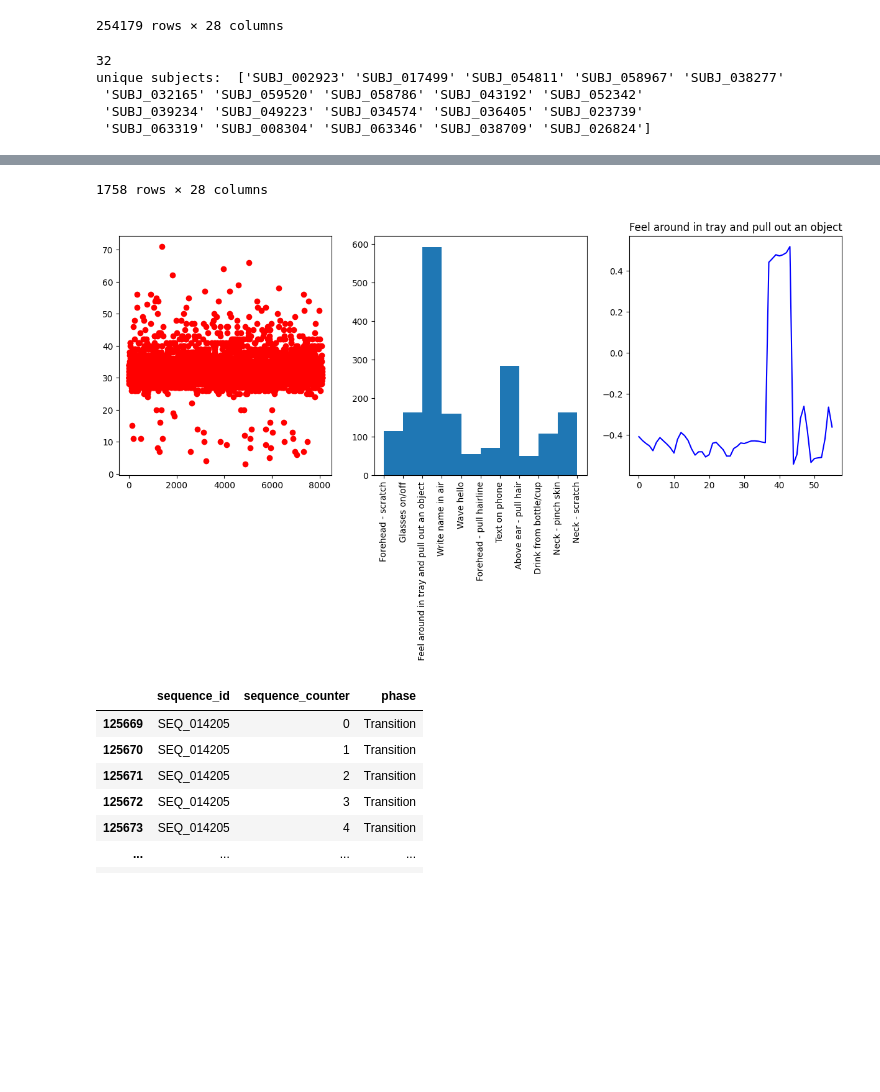
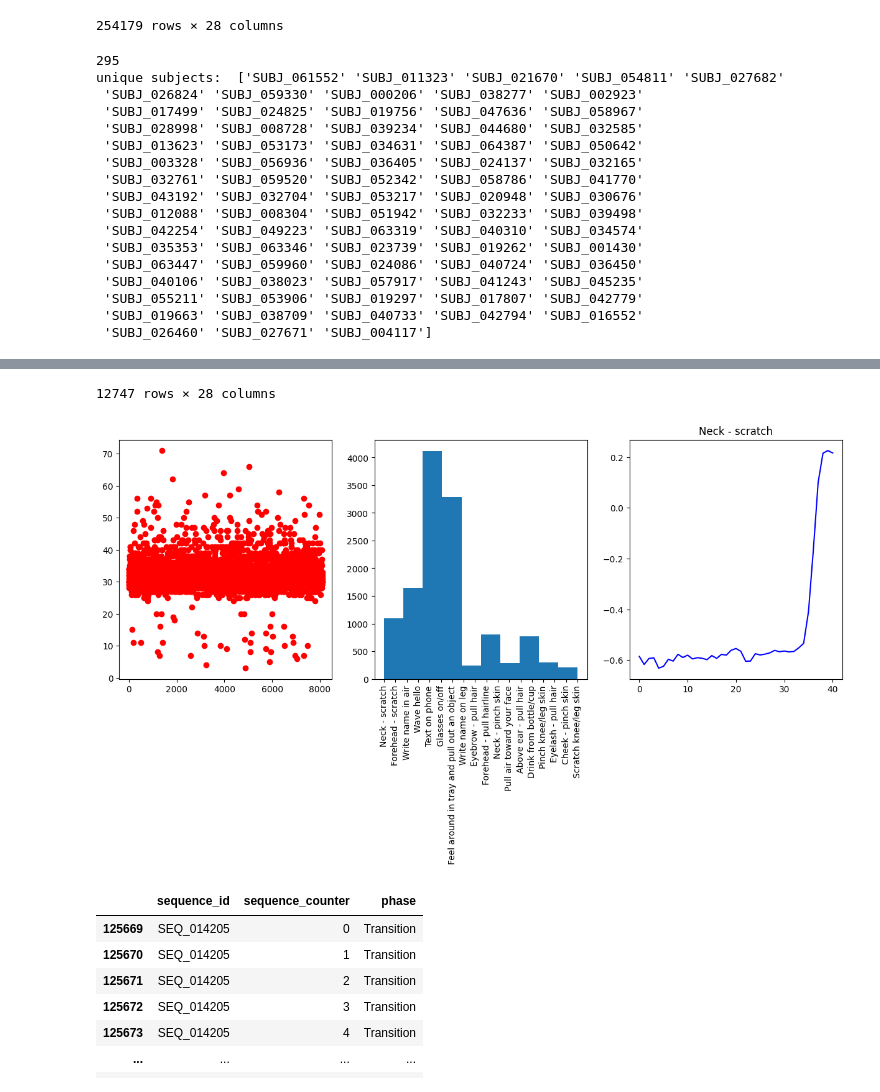
Before and after one commit to zeyad-shaban/cmi_competition, a Jupyter notebook: notebooks/06_eda.ipynb, the cells around one changed output, grey strips where cells are left out. Drawn from its saved outputs; the diff is of its cells as text; code cells hidden in the pictures; blank space fills up the shorter version.

```diff
--- a/notebooks/06_eda.ipynb
+++ b/notebooks/06_eda.ipynb
@@ -88,7 +88,7 @@ plt.subplot(131)
 plt.plot(np.arange(len(gesture_length)), gesture_length, 'ro')
 gesture_length.max()
 
-mask = gesture_length >= 50
+mask = gesture_length >= 40
 
 weird_indices = filtered_df.groupby('sequence_id')['sequence_counter'].max()[mask].index
 print(len(weird_indices))
@@ -96,7 +96,7 @@ gestures = filtered_df[filtered_df['sequence_id'].isin(weird_indices)]['gesture'
 plt.subplot(132)
 plt.hist(gestures)
 plt.xticks(rotation=90)
-weird_idx = weird_indices[3]
+weird_idx = weird_indices[0]
 
 
 plt.subplot(133)
@@ -109,9 +109,21 @@ unique_subjects = filtered_df[filtered_df['sequence_id'].isin(weird_indices)]
 print('unique subjects: ', unique_subjects['subject'].unique())
 unique_subjects
 # %% [output]
-32
-unique subjects:  ['SUBJ_002923' 'SUBJ_017499' 'SUBJ_054811' 'SUBJ_058967' 'SUBJ_038277'
- 'SUBJ_032165' 'SUBJ_059520' 'SUBJ_058786' 'SUBJ_043192' 'SUBJ_052342'
- 'SUBJ_039234' 'SUBJ_049223' 'SUBJ_034574' 'SUBJ_036405' 'SUBJ_023739'
- 'SUBJ_063319' 'SUBJ_008304' 'SUBJ_063346' 'SUBJ_038709' 'SUBJ_026824']
+295
+unique subjects:  ['SUBJ_061552' 'SUBJ_011323' 'SUBJ_021670' 'SUBJ_054811' 'SUBJ_027682'
+ 'SUBJ_026824' 'SUBJ_059330' 'SUBJ_000206' 'SUBJ_038277' 'SUBJ_002923'
+ 'SUBJ_017499' 'SUBJ_024825' 'SUBJ_019756' 'SUBJ_047636' 'SUBJ_058967'
+ 'SUBJ_028998' 'SUBJ_008728' 'SUBJ_039234' 'SUBJ_044680' 'SUBJ_032585'
+ 'SUBJ_013623' 'SUBJ_053173' 'SUBJ_034631' 'SUBJ_064387' 'SUBJ_050642'
+ 'SUBJ_003328' 'SUBJ_056936' 'SUBJ_036405' 'SUBJ_024137' 'SUBJ_032165'
+ 'SUBJ_032761' 'SUBJ_059520' 'SUBJ_052342' 'SUBJ_058786' 'SUBJ_041770'
+ 'SUBJ_043192' 'SUBJ_032704' 'SUBJ_053217' 'SUBJ_020948' 'SUBJ_030676'
+ 'SUBJ_012088' 'SUBJ_008304' 'SUBJ_051942' 'SUBJ_032233' 'SUBJ_039498'
+ 'SUBJ_042254' 'SUBJ_049223' 'SUBJ_063319' 'SUBJ_040310' 'SUBJ_034574'
+ 'SUBJ_035353' 'SUBJ_063346' 'SUBJ_023739' 'SUBJ_019262' 'SUBJ_001430'
+ 'SUBJ_063447' 'SUBJ_059960' 'SUBJ_024086' 'SUBJ_040724' 'SUBJ_036450'
+ 'SUBJ_040106' 'SUBJ_038023' 'SUBJ_057917' 'SUBJ_041243' 'SUBJ_045235'
+ 'SUBJ_055211' 'SUBJ_053906' 'SUBJ_019297' 'SUBJ_017807' 'SUBJ_042779'
+ 'SUBJ_019663' 'SUBJ_038709' 'SUBJ_040733' 'SUBJ_042794' 'SUBJ_016552'
+ 'SUBJ_026460' 'SUBJ_027671' 'SUBJ_004117']
 |  | row_id | sequence_type | sequence_id | sequence_counter | subject | orientation | behavior | phase | ... |
@@ -129,5 +141,5 @@ unique subjects:  ['SUBJ_002923' 'SUBJ_017499' 'SUBJ_054811' 'SUBJ_058967' 'SUBJ
-1758 rows × 28 columns
+12747 rows × 28 columns
-[figure, old version]
+[figure, new version]
 # %%
 gesture_length = filtered_df.groupby('sequence_id')['sequence_counter'].max()
 
```
Also changed, not shown: parts of 2 cells of this notebook, 3 other files.
